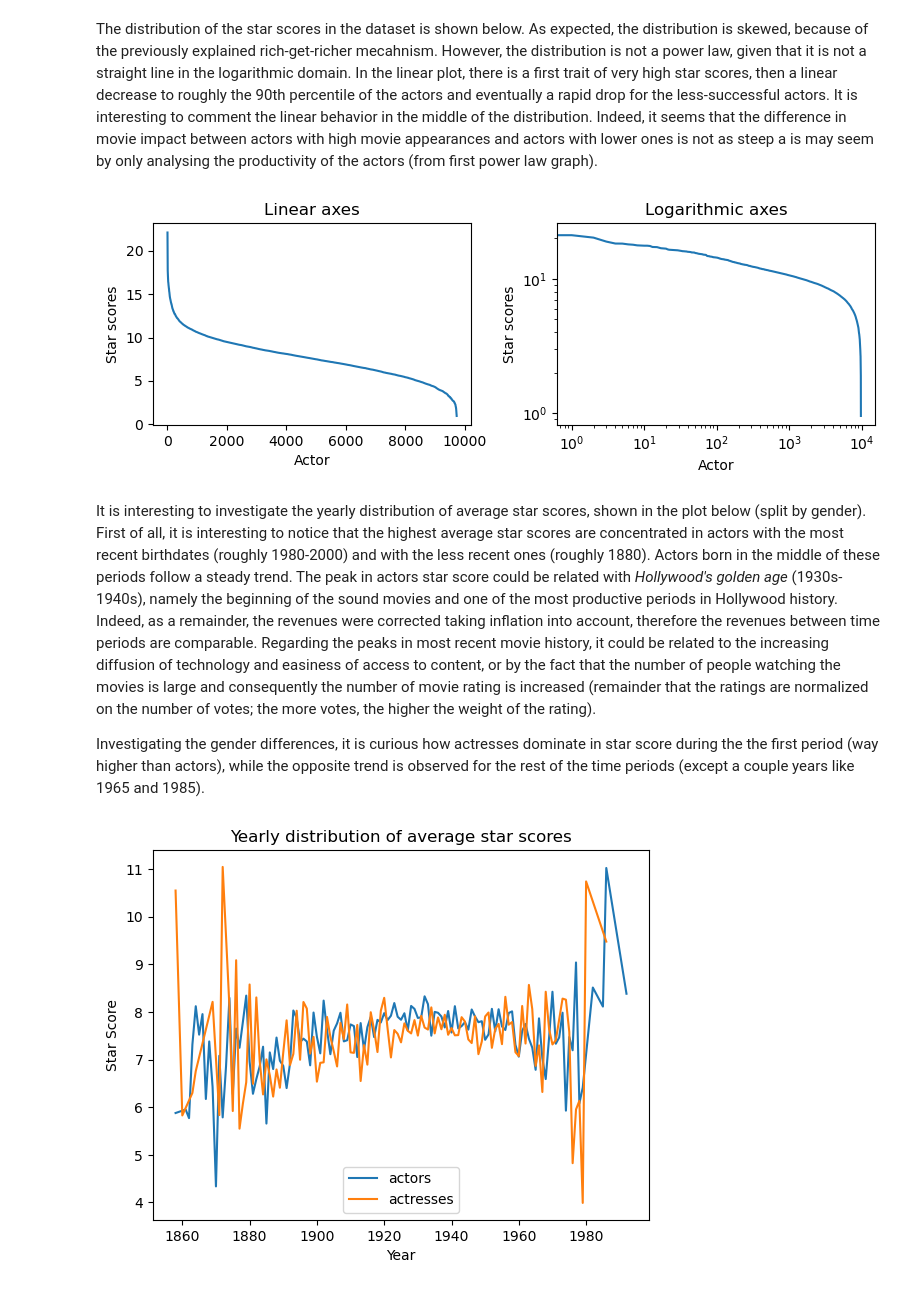
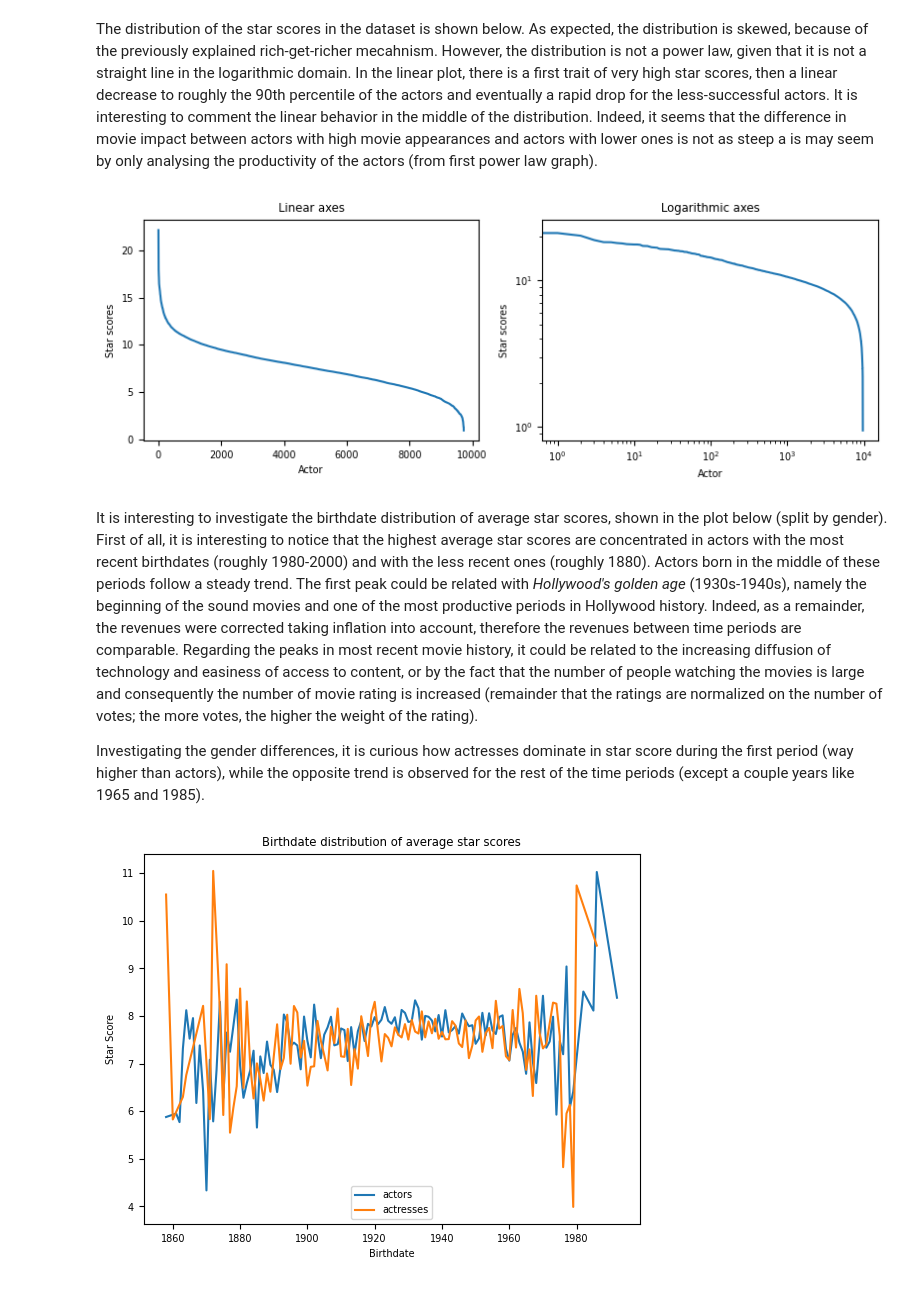
Before and after one commit to louisleger/ada-final-project, a Jupyter notebook: src/Observational_study.ipynb, the cells around one changed output. Cells and saved outputs as stored; diff of their text form; code cells hidden in the pictures.

```diff
--- a/src/Observational_study.ipynb
+++ b/src/Observational_study.ipynb
@@ -197,7 +200,7 @@ sbplt.set_ylabel('Average movie ratings')
 sbplt.set_xlabel('')
 
 #fig.tight_layout()
-plt.rcParams.update({'font.size': 8})
+plt.rcParams.update({'font.size': 7})
 plt.savefig('../figures/gender1.png', bbox_inches='tight')
 fig.suptitle('Gender analysis on initial dataset')
 plt.show()
@@ -387,14 +410,14 @@ sbplt.set_xlabel('Actor')
 fig.tight_layout()
 plt.show()
 # %% [output]
-[figure, old version]
+[figure, new version]
 # %%
 balanced_df.to_csv('../data/balanced_df.csv')
 # %% [markdown]
-It is interesting to investigate the yearly distribution of average star scores, shown in the plot below (split by gender). First of all, it is interesting to notice that the highest average star scores are concentrated in actors with the most recent birthdates (roughly 1980-2000) and with the less recent ones (roughly 1880). Actors born in the middle of these periods follow a steady trend. The peak in actors star score could be related with *Hollywood's golden age* (1930s-1940s), namely the beginning of the sound movies and one of the most productive periods in Hollywood history. Indeed, as a remainder, the revenues were corrected taking inflation into account, therefore the revenues between time periods are comparable.
+It is interesting to investigate the birthdate distribution of average star scores, shown in the plot below (split by gender). First of all, it is interesting to notice that the highest average star scores are concentrated in actors with the most recent birthdates (roughly 1980-2000) and with the less recent ones (roughly 1880). Actors born in the middle of these periods follow a steady trend. The first peak could be related with *Hollywood's golden age* (1930s-1940s), namely the beginning of the sound movies and one of the most productive periods in Hollywood history. Indeed, as a remainder, the revenues were corrected taking inflation into account, therefore the revenues between time periods are comparable.
 Regarding the peaks in most recent movie history, it could be related to the increasing diffusion of technology and easiness of access to content, or by the fact that the number of people watching the movies is large and consequently the number of movie rating is increased (remainder that the ratings are normalized on the number of votes; the more votes, the higher the weight of the rating).
 
-Investigating the gender differences, it is curious how actresses dominate in star score during the the first period (way higher than actors), while the opposite trend is observed for the rest of the time periods (except a couple years like 1965 and 1985).
+Investigating the gender differences, it is curious how actresses dominate in star score during the first period (way higher than actors), while the opposite trend is observed for the rest of the time periods (except a couple years like 1965 and 1985).
 # %%
 #group by birthdate
 df_birthdate = balanced_df.groupby('birthdate')['star_score'].mean()
@@ -405,14 +428,15 @@ df_f = balanced_df[balanced_df['gender'] == 'F']
 # %%
 dfm_birthdate = df_m.groupby('birthdate')['star_score'].mean()
 dff_birthdate = df_f.groupby('birthdate')['star_score'].mean()
 
 #plt.plot(df_birthdate.index,df_birthdate.values)
 plt.plot(dfm_birthdate.index,dfm_birthdate.values,label='actors')
 plt.plot(dff_birthdate.index,dff_birthdate.values,label='actresses')
 plt.legend()
-plt.title('Yearly distribution of average star scores')
+plt.title('Birthdate distribution of average star scores')
 plt.ylabel('Star Score')
-plt.xlabel('Year')
+plt.xlabel('Birthdate')
+plt.savefig('../figures/birthdate.png', bbox_inches='tight')
 plt.show()
 # %% [output]
-[figure, old version]
+[figure, new version]
```
Also changed, not shown: parts of 23 cells of this notebook, 4 other files.
